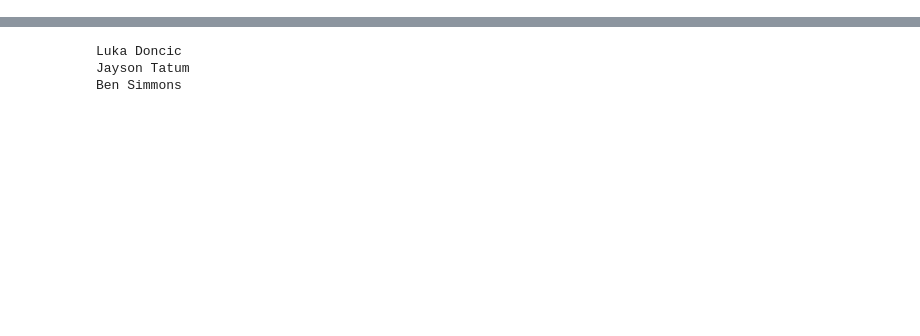
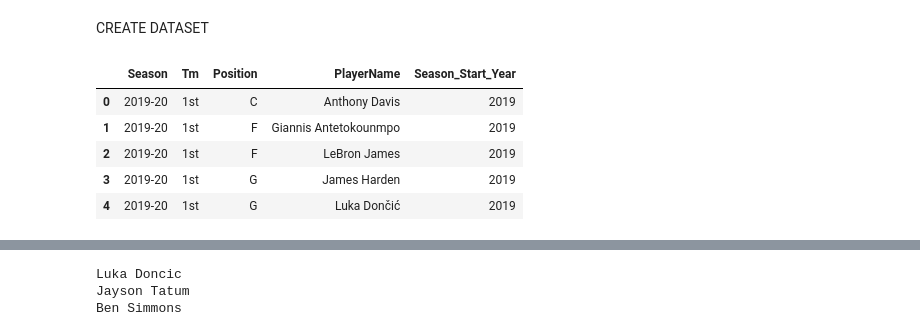
Before and after one commit to AForbis/Bootcamp_Final_Project, a Jupyter notebook: final_project_segment.ipynb, the cells around one changed output, grey strips where cells are left out. Drawn from its saved outputs; the diff is of its cells as text; code cells hidden in the pictures; blank space fills up the shorter version.

```diff
--- a/final_project_segment.ipynb
+++ b/final_project_segment.ipynb
@@ -7,0 +11,2 @@ from path import Path
+# %% [markdown]
+CREATE DATASET
@@ -8,13 +24,18 @@ from path import Path
 # %%
-#eventually we will replace this with a database
-#url = 'https://github.com/AForbis/Bootcamp_Final_Project/blob/datasourcing/SeasonData/AllNBA_Unpivoted.xlsx'
-url= Path("Resources/AllNBA_UNpivoted.xlsx")
-#load in All NBA teams, drop the league column (we are not including the ABA, I already deleted all that from the file)
-All_NBA_Unpivoted_df = pd.DataFrame(pd.read_excel(url)).drop(['Lg'],axis=1)
+#read in data from database for All NBA table
+nba_unpivoted_sql = 'SELECT * FROM public.allnba_unpivoted'
+All_NBA_Unpivoted_df = pd.read_sql(nba_unpivoted_sql, con=connection).drop(['Lg'],axis=1)
 #rename the players column
 All_NBA_Unpivoted_df=All_NBA_Unpivoted_df.rename(columns = {'Value':'PlayerName'})
 #create column with the start year
 All_NBA_Unpivoted_df['Season_Start_Year'] = All_NBA_Unpivoted_df['Season'].apply(lambda row: row[0:4])
 All_NBA_Unpivoted_df['Season_Start_Year'] = pd.to_numeric(All_NBA_Unpivoted_df['Season_Start_Year'])
-#All_NBA_Unpivoted_df.head(10)
+All_NBA_Unpivoted_df.head()
+# %% [output]
+|  | Season | Tm | Position | PlayerName | Season_Start_Year |
+| 0 | 2019-20 | 1st | C | Anthony Davis | 2019 |
+| 1 | 2019-20 | 1st | F | Giannis Antetokounmpo | 2019 |
+| 2 | 2019-20 | 1st | F | LeBron James | 2019 |
+| 3 | 2019-20 | 1st | G | James Harden | 2019 |
+| 4 | 2019-20 | 1st | G | Luka Dončić | 2019 |
 # %%
```
Also changed, not shown: parts of 29 cells of this notebook.
